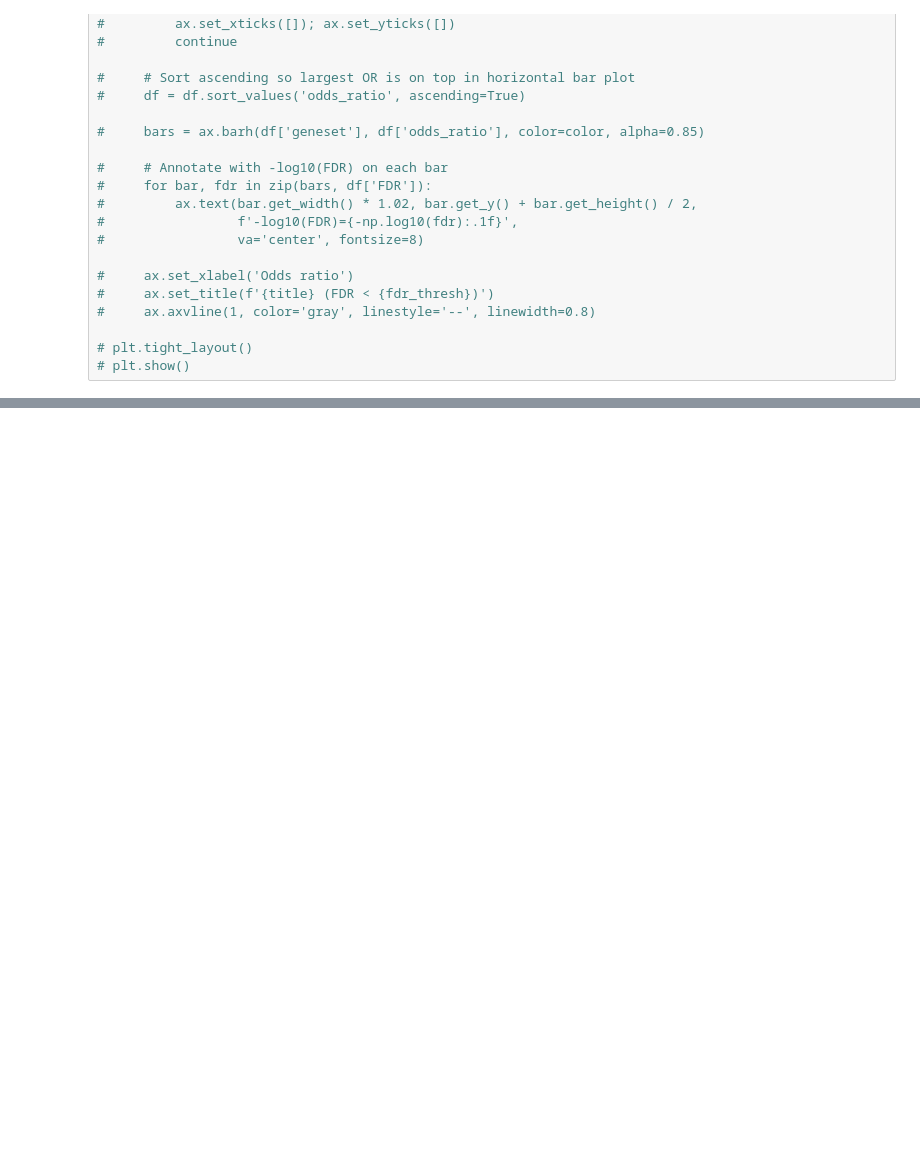
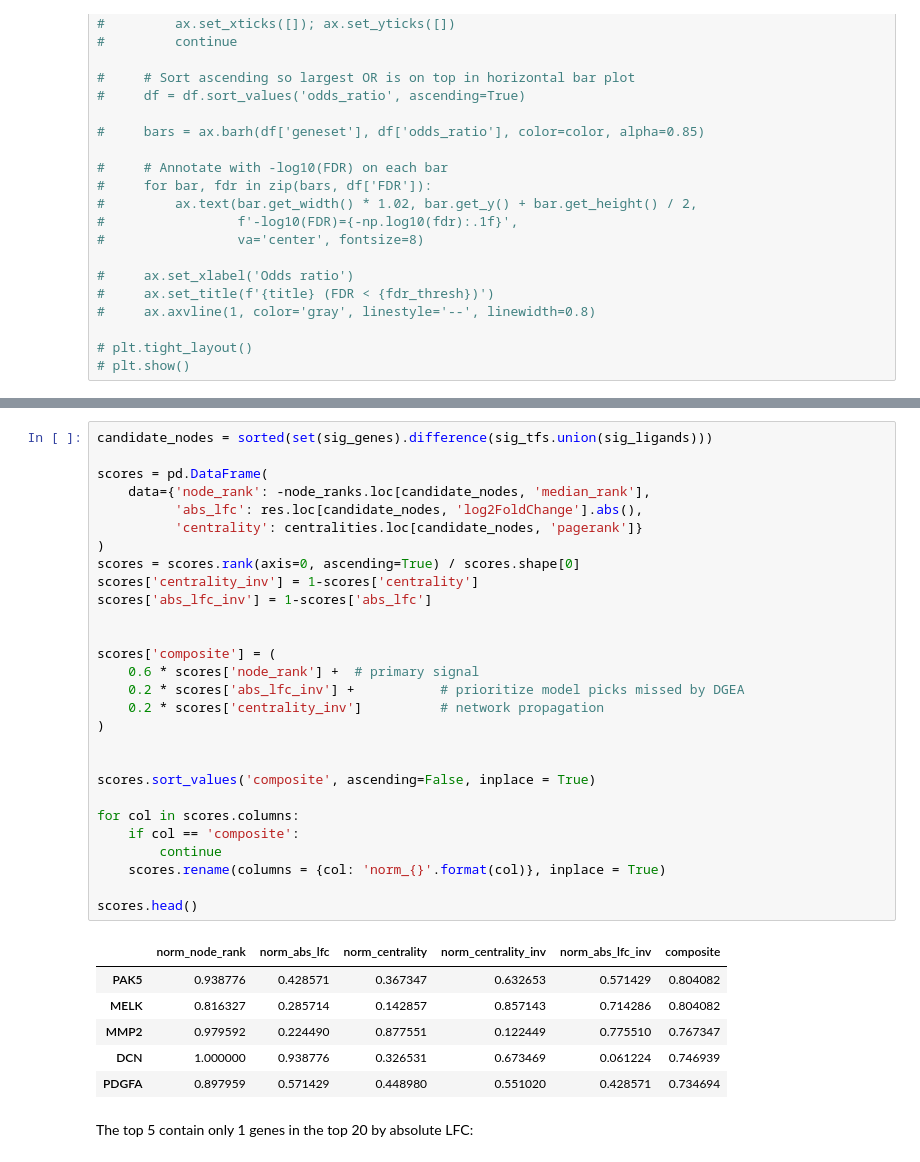
Before and after one commit to hmbaghdassarian/scLEMBAS, a Jupyter notebook: notebooks/McCauley_2024/07_mechanistic_analyses/subnetwork_analysis/04_analyze_subnetwork.ipynb, the cells around one changed output, grey strips where cells are left out. Drawn from its saved outputs; the diff is of its cells as text; blank space fills up the shorter version.

```diff
--- a/notebooks/McCauley_2024/07_mechanistic_analyses/subnetwork_analysis/04_analyze_subnetwork.ipynb
+++ b/notebooks/McCauley_2024/07_mechanistic_analyses/subnetwork_analysis/04_analyze_subnetwork.ipynb
@@ -589,0 +730,37 @@ A gene scoring highly on all three dimensions (DE, bias difference,subnetwork ce
+# %%
+candidate_nodes = sorted(set(sig_genes).difference(sig_tfs.union(sig_ligands)))
+
+scores = pd.DataFrame(
+    data={'node_rank': -node_ranks.loc[candidate_nodes, 'median_rank'],
+          'abs_lfc': res.loc[candidate_nodes, 'log2FoldChange'].abs(),
+          'centrality': centralities.loc[candidate_nodes, 'pagerank']}
+)
+scores = scores.rank(axis=0, ascending=True) / scores.shape[0]
+scores['centrality_inv'] = 1-scores['centrality']
+scores['abs_lfc_inv'] = 1-scores['abs_lfc']
+
+
+scores['composite'] = (
+    0.6 * scores['node_rank'] +  # primary signal
+    0.2 * scores['abs_lfc_inv'] +           # prioritize model picks missed by DGEA
+    0.2 * scores['centrality_inv']          # network propagation
+)
+
+
+scores.sort_values('composite', ascending=False, inplace = True)
+
+for col in scores.columns:
+    if col == 'composite':
+        continue
+    scores.rename(columns = {col: 'norm_{}'.format(col)}, inplace = True)
+
+scores.head()
+# %% [output]
+|  | norm_node_rank | norm_abs_lfc | norm_centrality | norm_centrality_inv | norm_abs_lfc_inv | composite |
+| PAK5 | 0.938776 | 0.428571 | 0.367347 | 0.632653 | 0.571429 | 0.804082 |
+| MELK | 0.816327 | 0.285714 | 0.142857 | 0.857143 | 0.714286 | 0.804082 |
+| MMP2 | 0.979592 | 0.224490 | 0.877551 | 0.122449 | 0.775510 | 0.767347 |
+| DCN | 1.000000 | 0.938776 | 0.326531 | 0.673469 | 0.061224 | 0.746939 |
+| PDGFA | 0.897959 | 0.571429 | 0.448980 | 0.551020 | 0.428571 | 0.734694 |
+# %% [markdown]
+The top 5 contain only 1 genes in the top 20 by absolute LFC:
```
Also changed, not shown: parts of 26 cells of this notebook, 2 other files.
